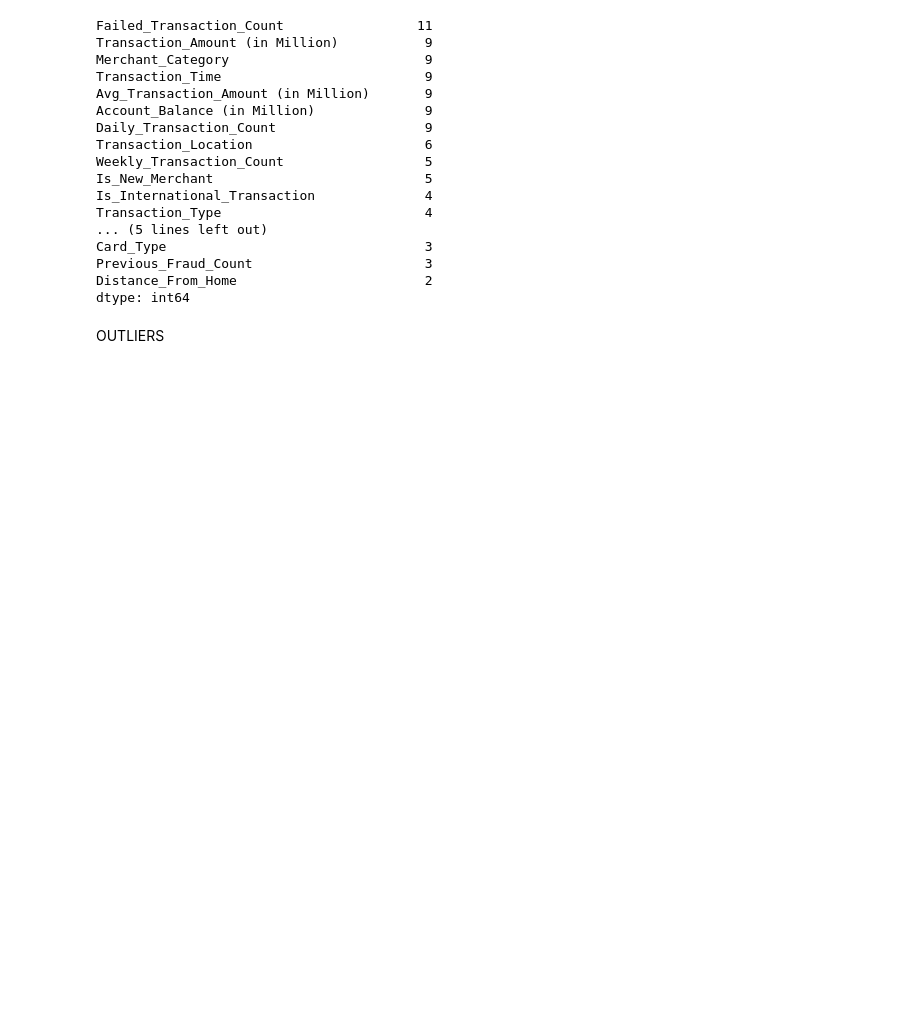
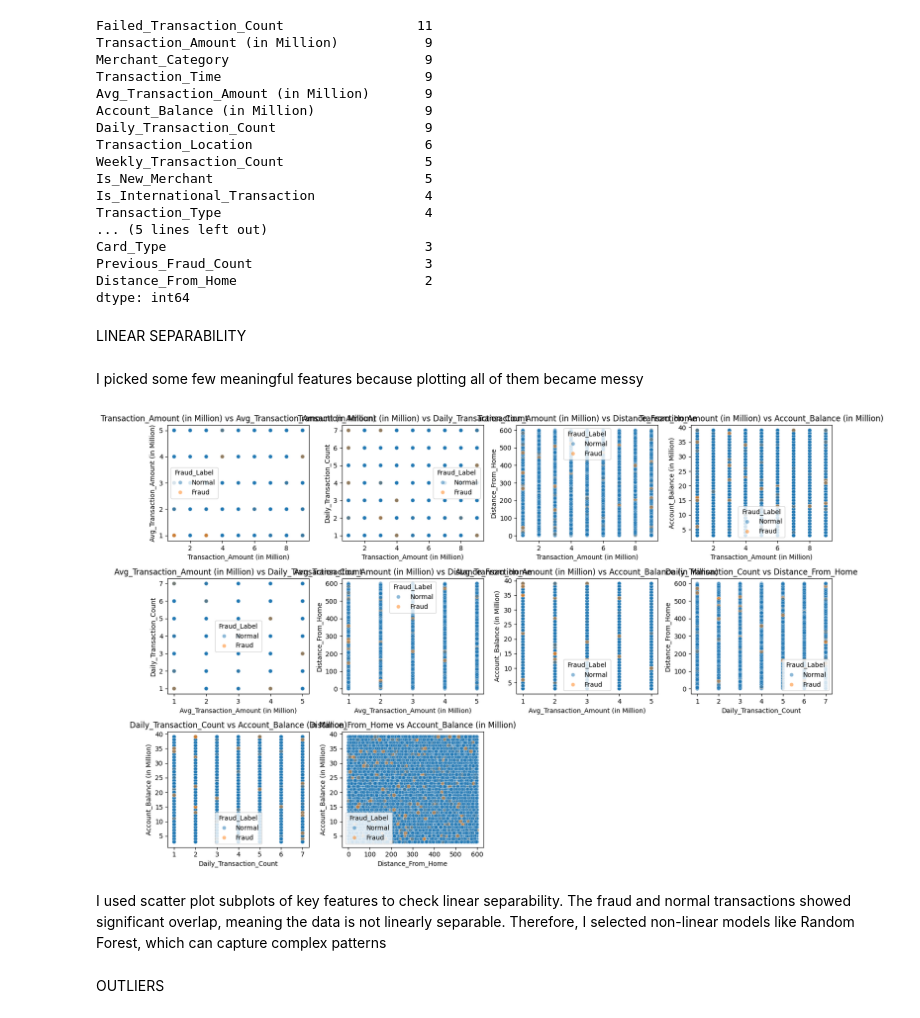
Before and after one commit to MercyMburu/Capstone_Project_ML1, a Jupyter notebook: fraud_detection.ipynb, the cells around one changed output. Drawn from its saved outputs; the diff is of its cells as text; code cells hidden in the pictures; blank space fills up the shorter version.

```diff
--- a/fraud_detection.ipynb
+++ b/fraud_detection.ipynb
@@ -98,6 +100,51 @@ X = fraud.drop('Fraud_Label', axis=1)
 # Convert time
 X['Transaction_Date'] = pd.to_datetime(X['Transaction_Date'])
 X['Transaction_Time'] = pd.to_datetime(X['Transaction_Time'])
+# %% [markdown]
+LINEAR SEPARABILITY
+# %% [markdown]
+I picked some few meaningful features because plotting all of them became messy
+# %%
+import matplotlib.pyplot as plt
+import seaborn as sns
+
+# Select key numerical features
+features = [
+    "Transaction_Amount (in Million)",
+    "Avg_Transaction_Amount (in Million)",
+    "Daily_Transaction_Count",
+    "Distance_From_Home",
+    "Account_Balance (in Million)"
+]
+# %%
+plt.figure(figsize=(15,10))
+
+plot_num = 1
+
+for i in range(len(features)):
+    for j in range(i+1, len(features)):
+
+        plt.subplot(3, 4, plot_num)
+
+        sns.scatterplot(
+            x=fraud[features[i]],
+            y=fraud[features[j]],
+            hue=fraud['Fraud_Label'],
+            alpha=0.5
+        )
+
+        plt.xlabel(features[i])
+        plt.ylabel(features[j])
+        plt.title(f"{features[i]} vs {features[j]}")
+
+        plot_num += 1
+
+plt.tight_layout()
+plt.show()
+# %% [output]
+[figure, added]
+# %% [markdown]
+ I used scatter plot subplots of key features to check linear separability. The fraud and normal transactions showed significant overlap, meaning the data is not linearly separable. Therefore, I selected non-linear models like Random Forest, which can capture complex patterns
 # %% [markdown]
 OUTLIERS
 # %%
```
Also changed, not shown: parts of 24 cells of this notebook, 1 other file.
